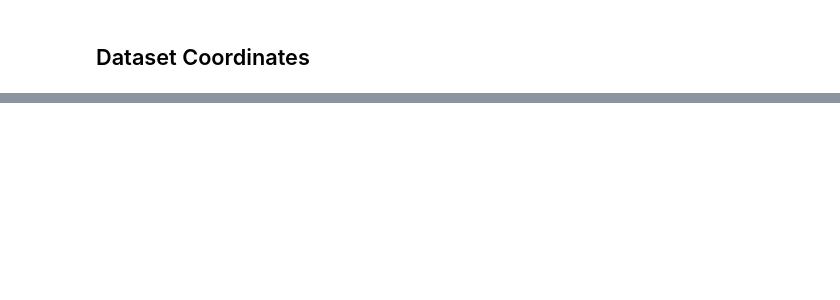
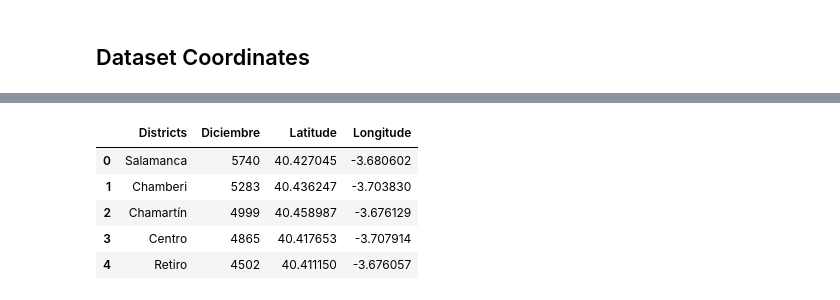
Before and after one commit to Warckor/Coursera_Capstone, a Jupyter notebook: Final_Assignment/House_Sales_Analytics_EN.ipynb, the cells around one changed output, grey strips where cells are left out. Saved outputs shown, nothing was run; the diff lists cells and outputs as text; code cells hidden in the pictures; blank space fills up the shorter version.

```diff
--- a/Final_Assignment/House_Sales_Analytics_EN.ipynb
+++ b/Final_Assignment/House_Sales_Analytics_EN.ipynb
@@ -107,2 +111,4 @@ df_last.plot(kind="bar", x="Districts", y="Diciembre", legend=False, title="Rank
 # %% [markdown]
 ## Dataset Coordinates
+# %%
+geo = Nominatim(user_agent="Madrid_Districts")
@@ -108,0 +127,12 @@ df_last.plot(kind="bar", x="Districts", y="Diciembre", legend=False, title="Rank
+# %%
+df_last['Latitude'] = latitude
+df_last['Longitude'] = longitude
+# %%
+df_last.head()
+# %% [output]
+|  | Districts | Diciembre | Latitude | Longitude |
+| 0 | Salamanca | 5740 | 40.427045 | -3.680602 |
+| 1 | Chamberi | 5283 | 40.436247 | -3.703830 |
+| 2 | Chamartín | 4999 | 40.458987 | -3.676129 |
+| 3 | Centro | 4865 | 40.417653 | -3.707914 |
+| 4 | Retiro | 4502 | 40.411150 | -3.676057 |
```
Also changed, not shown: parts of 7 cells of this notebook.
